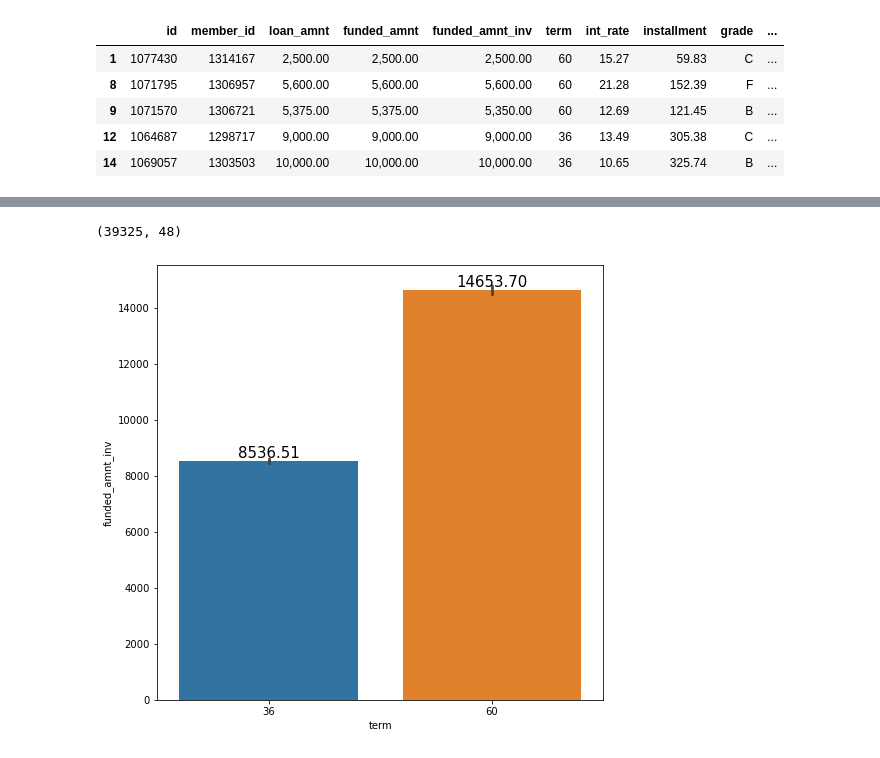
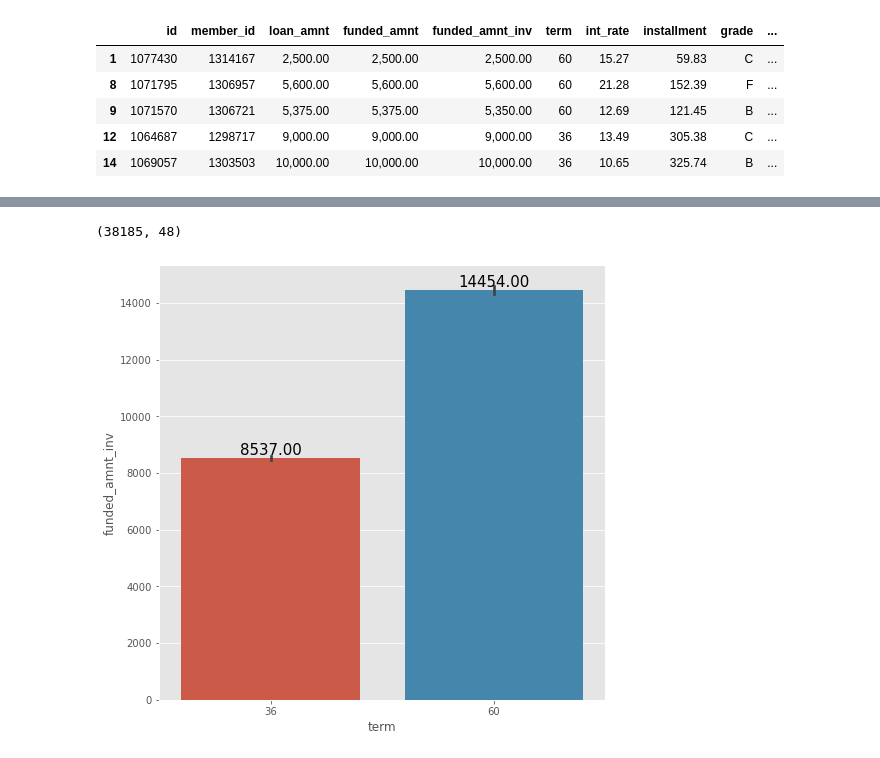
Before and after one commit to aerokhaleel/LendingClub_CaseStudy, a Jupyter notebook: Group_Facilitator_Avasarala_saisrinivas.ipynb, the cells around one changed output, grey strips where cells are left out. Drawn from its saved outputs; the diff is of its cells as text; code cells hidden in the pictures.

```diff
--- a/Group_Facilitator_Avasarala_saisrinivas.ipynb
+++ b/Group_Facilitator_Avasarala_saisrinivas.ipynb
@@ -175,3 +157,5 @@ data.shape
 (39717, 53)
 # %%
 ## cleaning rows - Remove loan status in current
+data.drop(data[data['loan_status'] == 'Current'].index, inplace = True)
+data.shape
@@ -297,0 +291,5 @@ plt.show()
+# %%
+plt.style.use("ggplot")
+sns.histplot(data.funded_amnt_inv, bins=25)
+plt.title("Distribution of Loan amount", fontsize=12)
+plt.show()
@@ -298,15 +298,15 @@ plt.show()
 # %%
 #remove outliner for term 36 > 25000 loan invested from Master
-datatest.drop(datatest[(datatest['funded_amnt_inv'] > 25000) & (datatest['term'] == 36)].index, inplace = True)
+data.drop(data[(data['funded_amnt_inv'] > 25000) & (data['term'] == 36)].index, inplace = True)
 data.shape
 # %% [output]
-(39325, 48)
+(38185, 48)
 # %%
 plt.figure(figsize=(8, 8))
 plots = sns.barplot(x="term", y="funded_amnt_inv", data=data)
 for bar in plots.patches:
-    plots.annotate(format(bar.get_height(), '.2f'),(bar.get_x() + bar.get_width() / 2,bar.get_height()), ha='center', va='center',
+    plots.annotate(format(bar.get_height().round(), '.2f'),(bar.get_x() + bar.get_width() / 2,bar.get_height()), ha='center', va='center',
                size=15, xytext=(0, 8),textcoords='offset points')
 # %% [output]
-[figure, old version]
+[figure, new version]
 # %%
```
Also changed, not shown: parts of 30 cells of this notebook.
